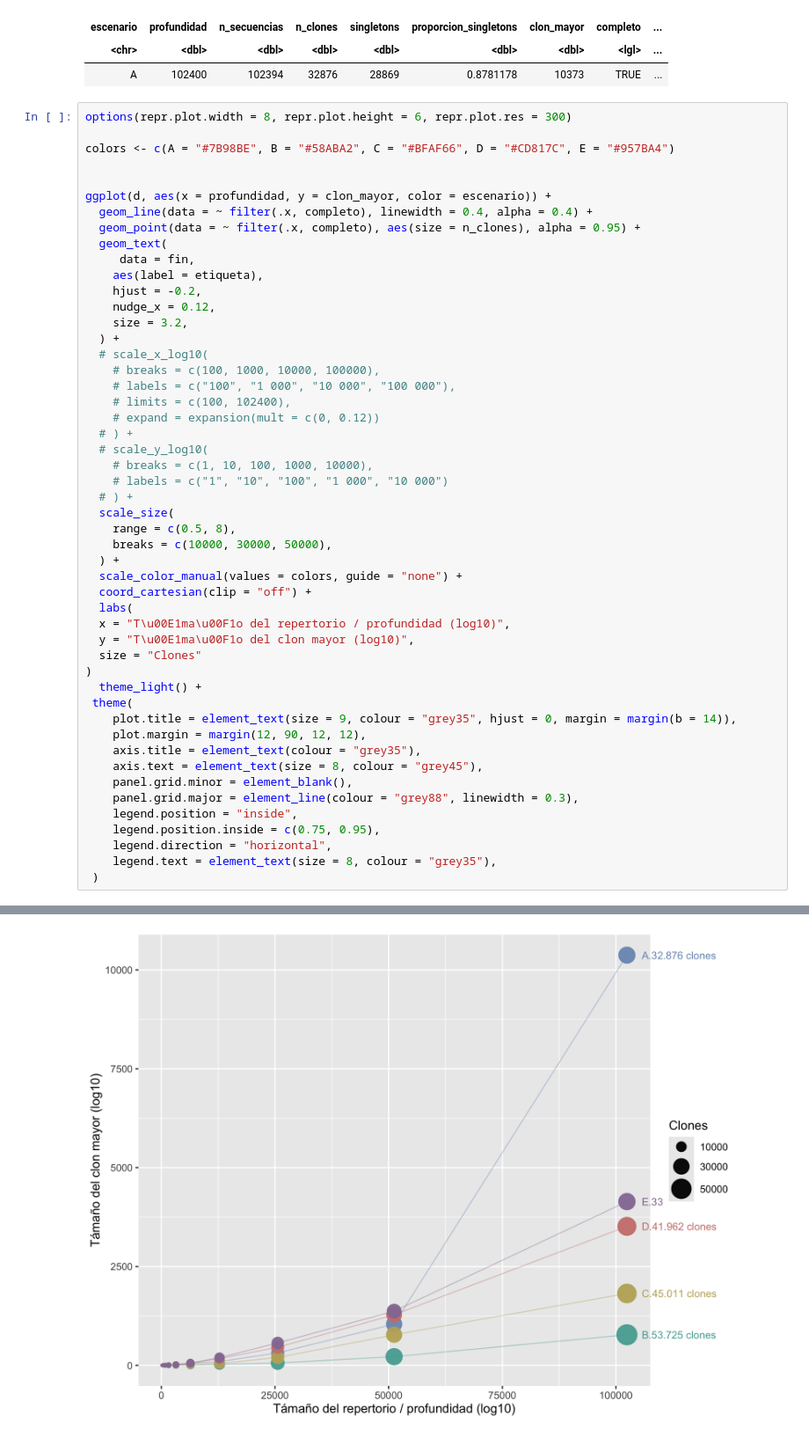
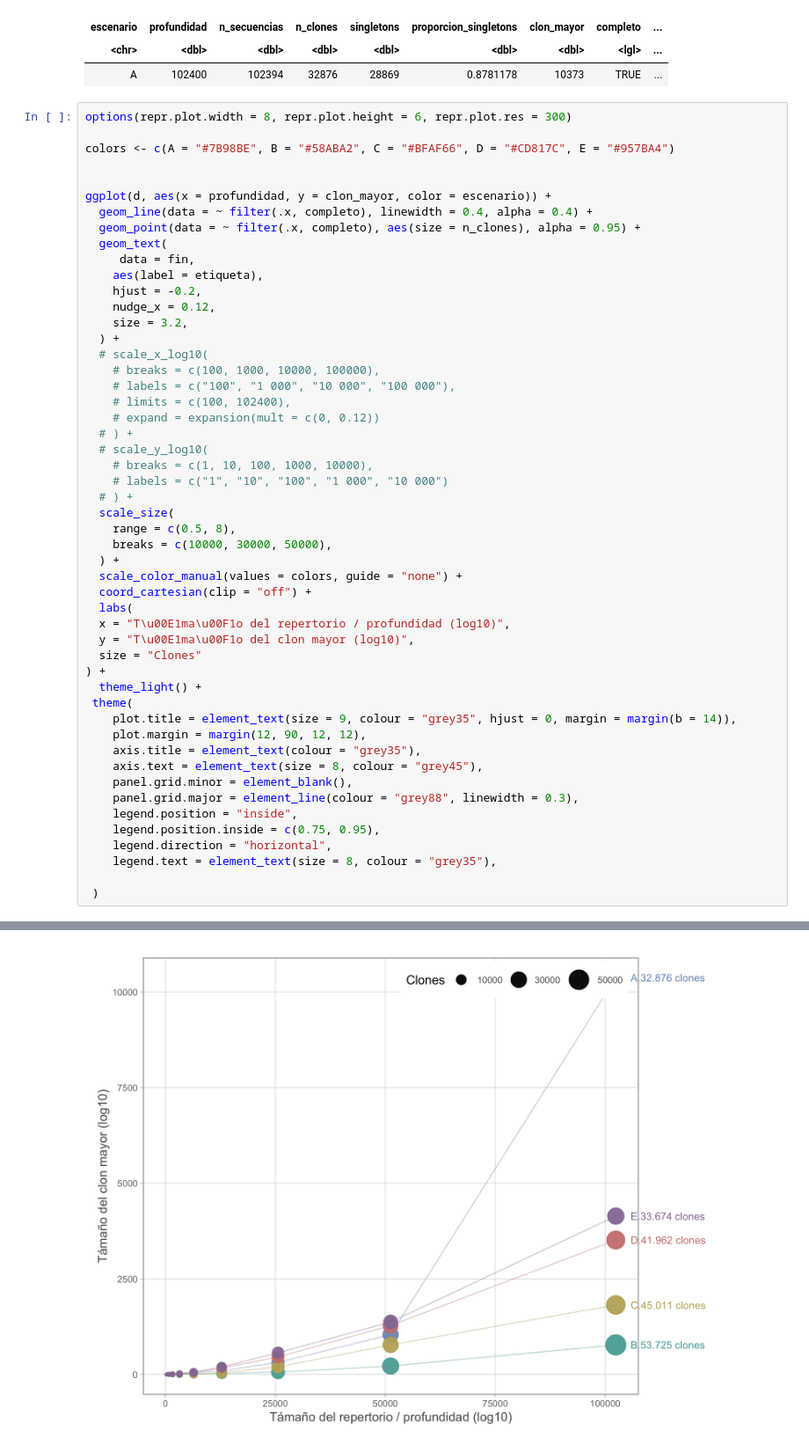
Before and after one commit to sofiacardenase/tesisbioinf-sofia, a Jupyter notebook: notebooks/7.2-clonal_plotA.ipynb, the cells around one changed output, grey strips where cells are left out. Shown at 88% size. Saved outputs shown, nothing was run; the diff lists cells and outputs as text.

```diff
--- a/notebooks/7.2-clonal_plotA.ipynb
+++ b/notebooks/7.2-clonal_plotA.ipynb
@@ -150,7 +150,7 @@ ggplot(d, aes(x = profundidad, y = clon_mayor, color = escenario)) +
   x = "T\u00E1ma\u00F1o del repertorio / profundidad (log10)",
   y = "T\u00E1ma\u00F1o del clon mayor (log10)",
   size = "Clones"
-)
+) +
   theme_light() +
  theme(
     plot.title = element_text(size = 9, colour = "grey35", hjust = 0, margin = margin(b = 14)),
@@ -163,5 +163,6 @@ ggplot(d, aes(x = profundidad, y = clon_mayor, color = escenario)) +
     legend.position.inside = c(0.75, 0.95),
     legend.direction = "horizontal",
     legend.text = element_text(size = 8, colour = "grey35"),
+
  )
 # %% [output]
@@ -185,4 +169,4 @@ ggplot(d, aes(x = profundidad, y = clon_mayor, color = escenario)) +
-[figure, old version]
+[figure, new version]
 # %%
 
 options(repr.plot.width = 8, repr.plot.height = 6, repr.plot.res = 300)
```
Also changed, not shown: parts of 3 cells of this notebook, 7 other files.
